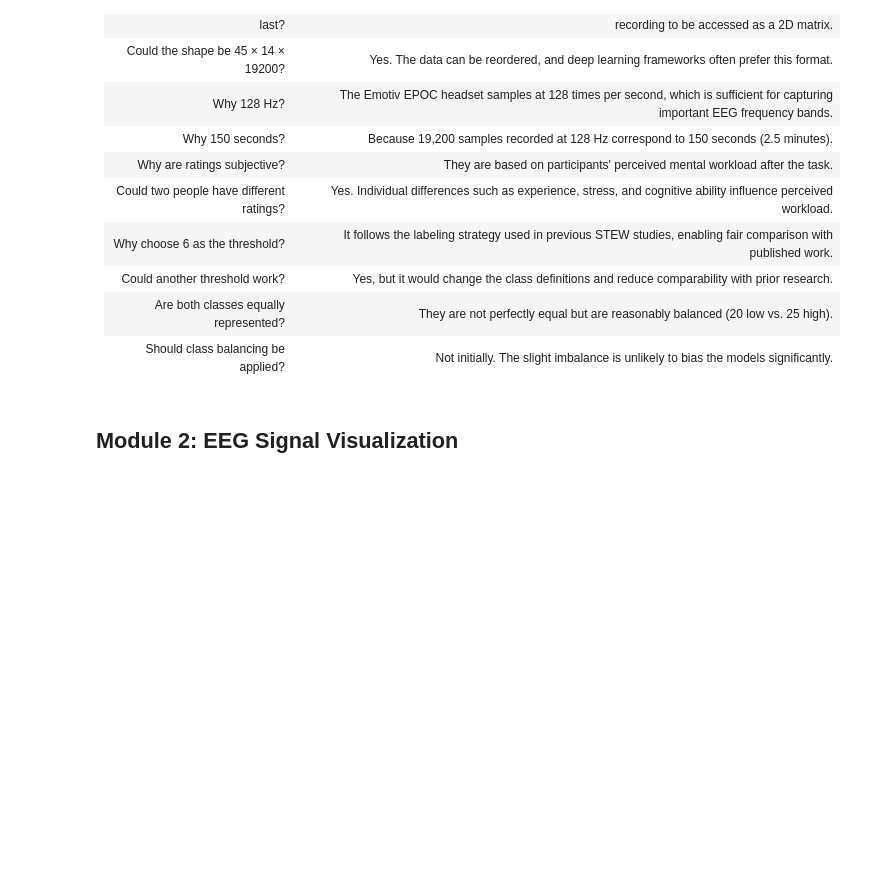
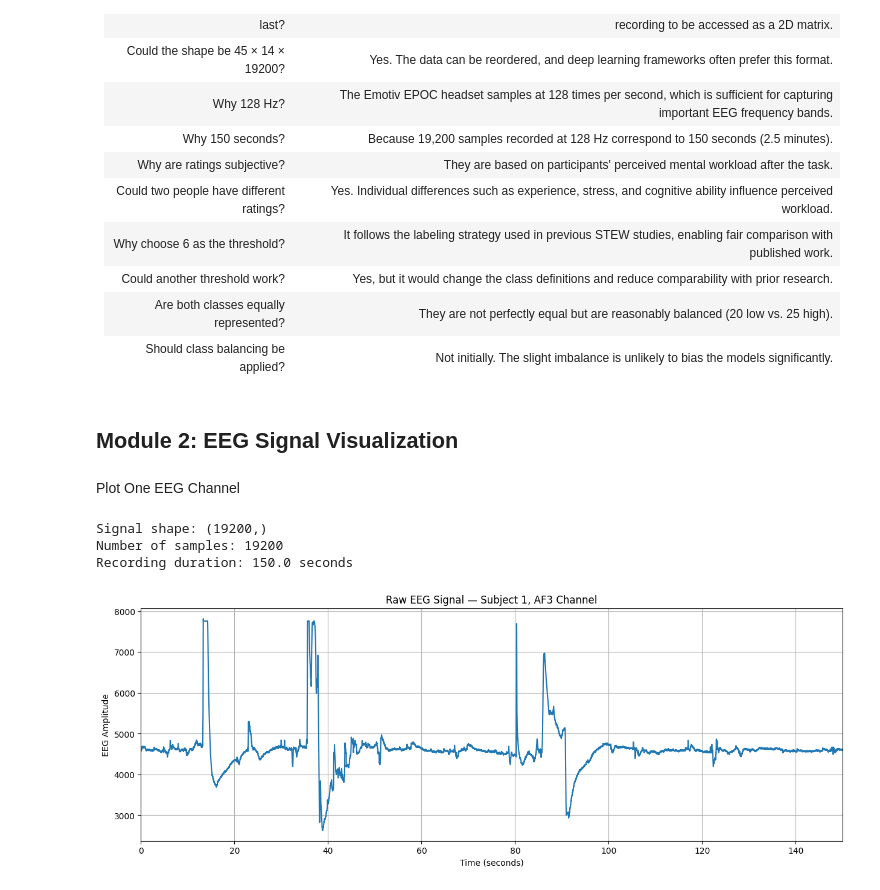
Before and after one commit to HumaimaRiaz47/eeg-cognitive-load-comparison, a Jupyter notebook: notebooks/dataset_exploration.ipynb, the cells around one changed output. Cells and saved outputs as stored; diff of their text form; code cells hidden in the pictures; blank space fills up the shorter version.

Commit message:
EEG Signal Visualization

```diff
--- a/notebooks/dataset_exploration.ipynb
+++ b/notebooks/dataset_exploration.ipynb
@@ -251,3 +251,47 @@ np.save("binary_labels.npy", binary_labels)
 | Should class balancing be applied?       | Not initially. The slight imbalance is unlikely to bias the models significantly.                                                     |
 # %% [markdown]
 ## Module 2: EEG Signal Visualization
+# %% [markdown]
+Plot One EEG Channel
+# %%
+import numpy as np
+import matplotlib.pyplot as plt
+
+# Sampling frequency of STEW dataset
+fs = 128
+
+# Subject 1 = index 0
+subject_idx = 0
+
+# AF3 = channel index 0
+channel_idx = 0
+
+# Extract the complete AF3 signal for Subject 1
+signal = X[channel_idx, :, subject_idx]
+
+print("Signal shape:", signal.shape)
+print("Number of samples:", len(signal))
+
+# Create time axis in seconds
+time = np.arange(len(signal)) / fs
+
+print("Recording duration:", len(signal) / fs, "seconds")
+# %% [output]
+Signal shape: (19200,)
+Number of samples: 19200
+Recording duration: 150.0 seconds
+# %%
+plt.figure(figsize=(15, 5))
+
+plt.plot(time, signal)
+
+plt.xlabel("Time (seconds)")
+plt.ylabel("EEG Amplitude")
+plt.title("Raw EEG Signal — Subject 1, AF3 Channel")
+
+plt.xlim(0, 150)
+plt.grid(True)
+
+plt.show()
+# %% [output]
+[figure, added]
```
Also changed, not shown: parts of 21 cells of this notebook.
